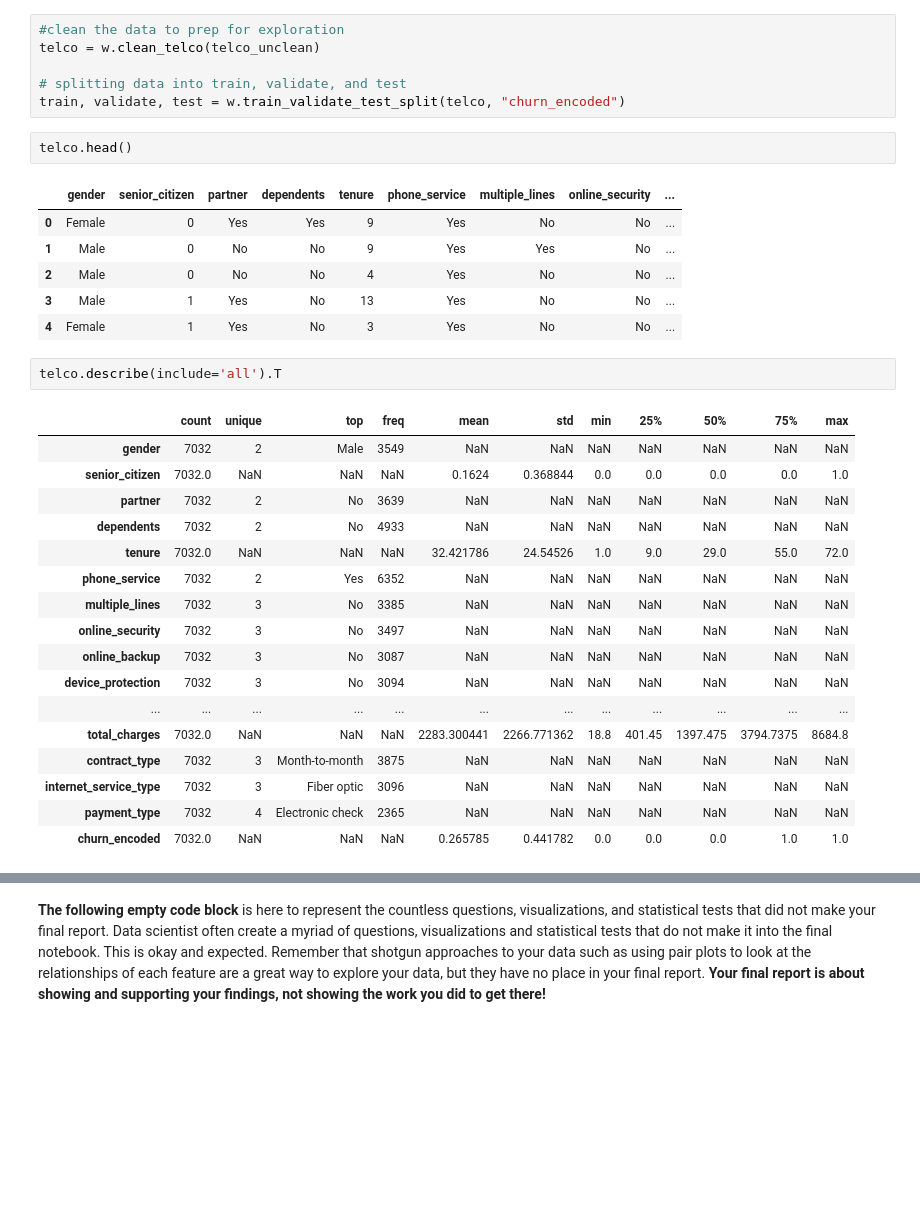
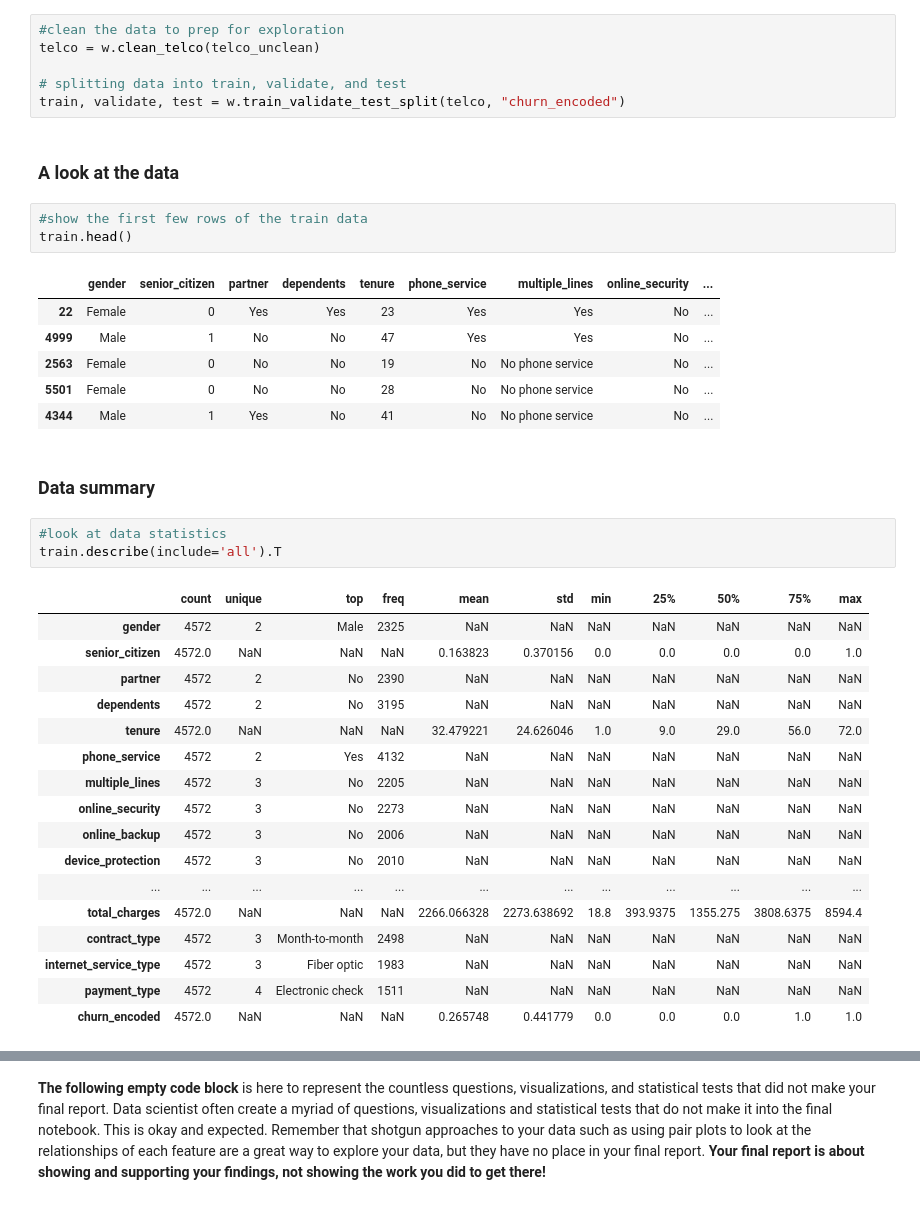
Before and after one commit to markydoug/classification-project, a Jupyter notebook: project_template.ipynb, the cells around one changed output, grey strips where cells are left out. Cells and saved outputs as stored; diff of their text form; blank space fills up the shorter version.

```diff
--- a/project_template.ipynb
+++ b/project_template.ipynb
@@ -68,33 +82,39 @@ telco = w.clean_telco(telco_unclean)
 
 # splitting data into train, validate, and test
 train, validate, test = w.train_validate_test_split(telco, "churn_encoded")
+# %% [markdown]
+### A look at the data
 # %%
-telco.head()
+#show the first few rows of the train data
+train.head()
 # %% [output]
 |  | gender | senior_citizen | partner | dependents | tenure | phone_service | multiple_lines | online_security | ... |
-| 0 | Female | 0 | Yes | Yes | 9 | Yes | No | No | ... |
-| 1 | Male | 0 | No | No | 9 | Yes | Yes | No | ... |
-| 2 | Male | 0 | No | No | 4 | Yes | No | No | ... |
-| 3 | Male | 1 | Yes | No | 13 | Yes | No | No | ... |
-| 4 | Female | 1 | Yes | No | 3 | Yes | No | No | ... |
+| 22 | Female | 0 | Yes | Yes | 23 | Yes | Yes | No | ... |
+| 4999 | Male | 1 | No | No | 47 | Yes | Yes | No | ... |
+| 2563 | Female | 0 | No | No | 19 | No | No phone service | No | ... |
+| 5501 | Female | 0 | No | No | 28 | No | No phone service | No | ... |
+| 4344 | Male | 1 | Yes | No | 41 | No | No phone service | No | ... |
+# %% [markdown]
+### Data summary
 # %%
-telco.describe(include='all').T
+#look at data statistics
+train.describe(include='all').T
 # %% [output]
 |  | count | unique | top | freq | mean | std | min | 25% | 50% | 75% | max |
-| gender | 7032 | 2 | Male | 3549 | NaN | NaN | NaN | NaN | NaN | NaN | NaN |
-| senior_citizen | 7032.0 | NaN | NaN | NaN | 0.1624 | 0.368844 | 0.0 | 0.0 | 0.0 | 0.0 | 1.0 |
-| partner | 7032 | 2 | No | 3639 | NaN | NaN | NaN | NaN | NaN | NaN | NaN |
-| dependents | 7032 | 2 | No | 4933 | NaN | NaN | NaN | NaN | NaN | NaN | NaN |
-| tenure | 7032.0 | NaN | NaN | NaN | 32.421786 | 24.54526 | 1.0 | 9.0 | 29.0 | 55.0 | 72.0 |
-| phone_service | 7032 | 2 | Yes | 6352 | NaN | NaN | NaN | NaN | NaN | NaN | NaN |
-| multiple_lines | 7032 | 3 | No | 3385 | NaN | NaN | NaN | NaN | NaN | NaN | NaN |
-| online_security | 7032 | 3 | No | 3497 | NaN | NaN | NaN | NaN | NaN | NaN | NaN |
-| online_backup | 7032 | 3 | No | 3087 | NaN | NaN | NaN | NaN | NaN | NaN | NaN |
-| device_protection | 7032 | 3 | No | 3094 | NaN | NaN | NaN | NaN | NaN | NaN | NaN |
+| gender | 4572 | 2 | Male | 2325 | NaN | NaN | NaN | NaN | NaN | NaN | NaN |
+| senior_citizen | 4572.0 | NaN | NaN | NaN | 0.163823 | 0.370156 | 0.0 | 0.0 | 0.0 | 0.0 | 1.0 |
+| partner | 4572 | 2 | No | 2390 | NaN | NaN | NaN | NaN | NaN | NaN | NaN |
+| dependents | 4572 | 2 | No | 3195 | NaN | NaN | NaN | NaN | NaN | NaN | NaN |
+| tenure | 4572.0 | NaN | NaN | NaN | 32.479221 | 24.626046 | 1.0 | 9.0 | 29.0 | 56.0 | 72.0 |
+| phone_service | 4572 | 2 | Yes | 4132 | NaN | NaN | NaN | NaN | NaN | NaN | NaN |
+| multiple_lines | 4572 | 3 | No | 2205 | NaN | NaN | NaN | NaN | NaN | NaN | NaN |
+| online_security | 4572 | 3 | No | 2273 | NaN | NaN | NaN | NaN | NaN | NaN | NaN |
+| online_backup | 4572 | 3 | No | 2006 | NaN | NaN | NaN | NaN | NaN | NaN | NaN |
+| device_protection | 4572 | 3 | No | 2010 | NaN | NaN | NaN | NaN | NaN | NaN | NaN |
 | ... | ... | ... | ... | ... | ... | ... | ... | ... | ... | ... | ... |
-| total_charges | 7032.0 | NaN | NaN | NaN | 2283.300441 | 2266.771362 | 18.8 | 401.45 | 1397.475 | 3794.7375 | 8684.8 |
-| contract_type | 7032 | 3 | Month-to-month | 3875 | NaN | NaN | NaN | NaN | NaN | NaN | NaN |
-| internet_service_type | 7032 | 3 | Fiber optic | 3096 | NaN | NaN | NaN | NaN | NaN | NaN | NaN |
-| payment_type | 7032 | 4 | Electronic check | 2365 | NaN | NaN | NaN | NaN | NaN | NaN | NaN |
-| churn_encoded | 7032.0 | NaN | NaN | NaN | 0.265785 | 0.441782 | 0.0 | 0.0 | 0.0 | 1.0 | 1.0 |
+| total_charges | 4572.0 | NaN | NaN | NaN | 2266.066328 | 2273.638692 | 18.8 | 393.9375 | 1355.275 | 3808.6375 | 8594.4 |
+| contract_type | 4572 | 3 | Month-to-month | 2498 | NaN | NaN | NaN | NaN | NaN | NaN | NaN |
+| internet_service_type | 4572 | 3 | Fiber optic | 1983 | NaN | NaN | NaN | NaN | NaN | NaN | NaN |
+| payment_type | 4572 | 4 | Electronic check | 1511 | NaN | NaN | NaN | NaN | NaN | NaN | NaN |
+| churn_encoded | 4572.0 | NaN | NaN | NaN | 0.265748 | 0.441779 | 0.0 | 0.0 | 0.0 | 1.0 | 1.0 |
 # %% [markdown]
```
Also changed, not shown: parts of 87 cells of this notebook.
